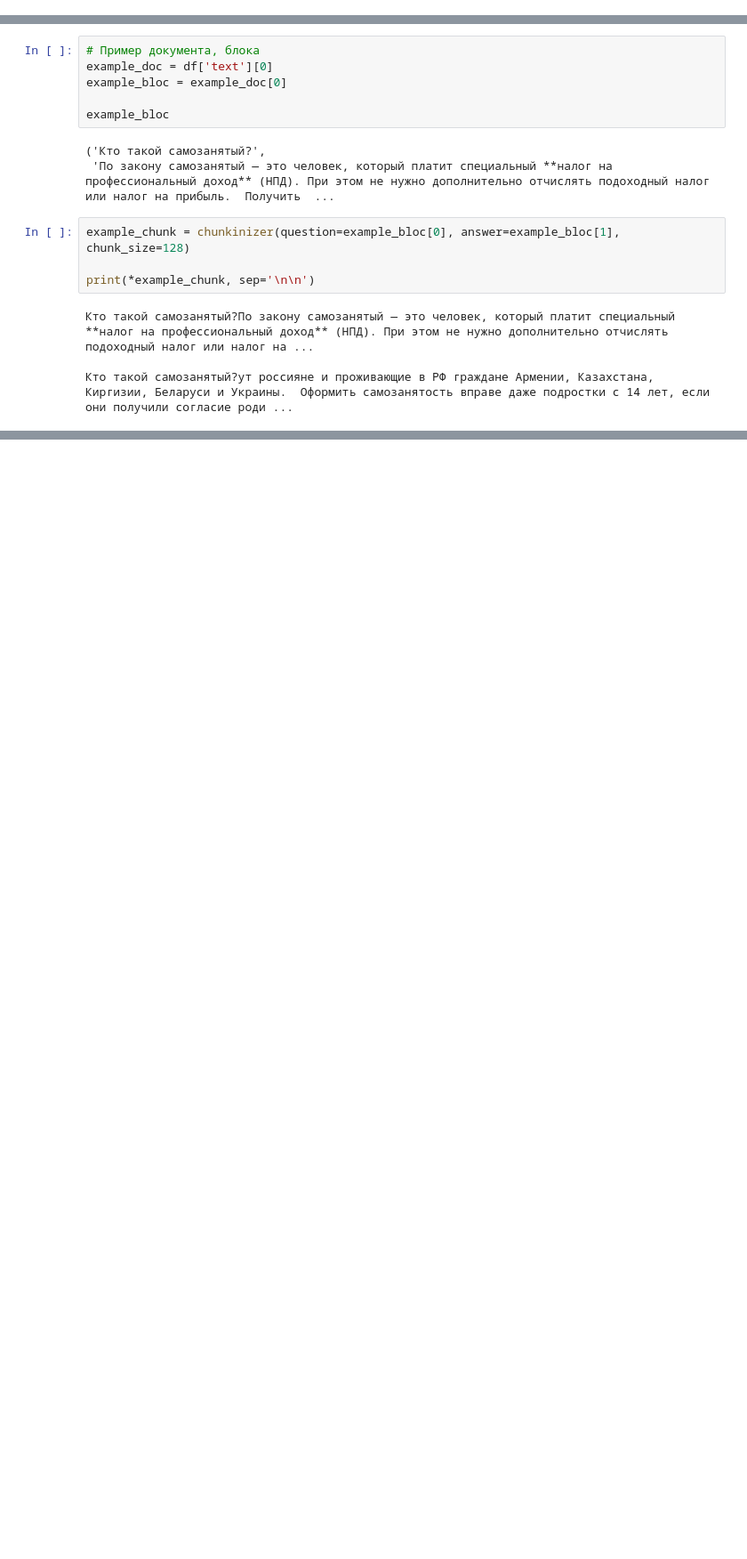
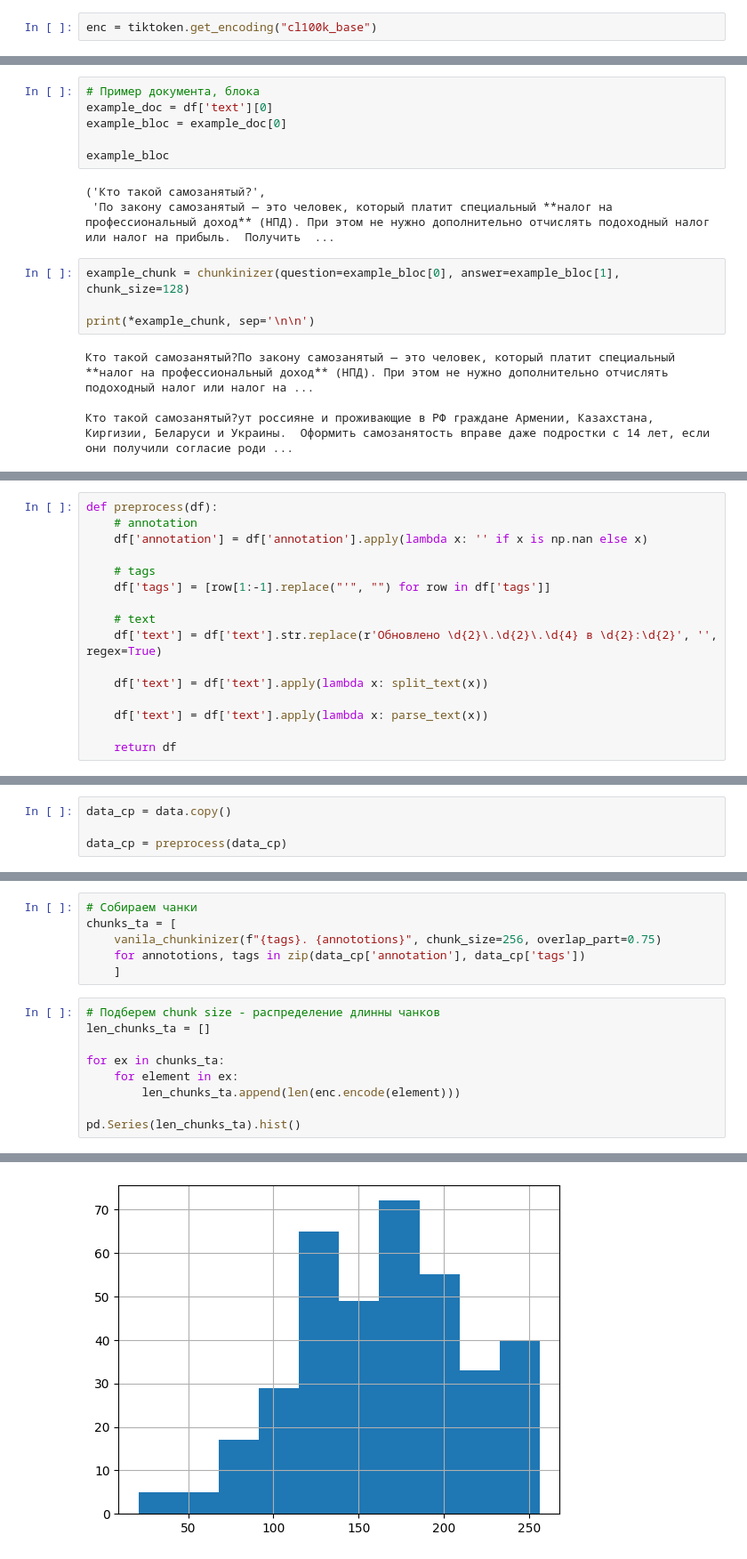
Before and after one commit to Dangennadevich/Raiff-LLM-Hack-2025, a Jupyter notebook: [dev]processing.ipynb, the cells around one changed output, grey strips where cells are left out. Shown: that part at 89% size. Cells and saved outputs as stored; diff of their text form; blank space fills up the shorter version.

Commit message:
add prepare chunks

```diff
--- a/[dev]processing.ipynb
+++ b/[dev]processing.ipynb
@@ -202,0 +213,2 @@ df['text'][3][0]
+# %%
+enc = tiktoken.get_encoding("cl100k_base")
@@ -273,0 +324,16 @@ print(*example_chunk, sep='\n\n')
+# %%
+def preprocess(df):
+    # annotation
+    df['annotation'] = df['annotation'].apply(lambda x: '' if x is np.nan else x)
+
+    # tags
+    df['tags'] = [row[1:-1].replace("'", "") for row in df['tags']]
+
+    # text
+    df['text'] = df['text'].str.replace(r'Обновлено \d{2}\.\d{2}\.\d{4} в \d{2}:\d{2}', '', regex=True)
+
+    df['text'] = df['text'].apply(lambda x: split_text(x))
+
+    df['text'] = df['text'].apply(lambda x: parse_text(x))
+
+    return df
@@ -273,0 +382,4 @@ print(*example_chunk, sep='\n\n')
+# %%
+data_cp = data.copy()
+
+data_cp = preprocess(data_cp)
@@ -273,0 +388,16 @@ print(*example_chunk, sep='\n\n')
+# %%
+# Собираем чанки
+chunks_ta = [
+    vanila_chunkinizer(f"{tags}. {annototions}", chunk_size=256, overlap_part=0.75)
+    for annototions, tags in zip(data_cp['annotation'], data_cp['tags'])
+    ]
+# %%
+# Подберем chunk size - распределение длинны чанков
+len_chunks_ta = []
+
+for ex in chunks_ta:
+    for element in ex:
+        len_chunks_ta.append(len(enc.encode(element)))
+
+pd.Series(len_chunks_ta).hist()
+# %% [output]
@@ -273,0 +405 @@ print(*example_chunk, sep='\n\n')
+[figure, added]
```
Also changed, not shown: parts of 25 cells of this notebook.
